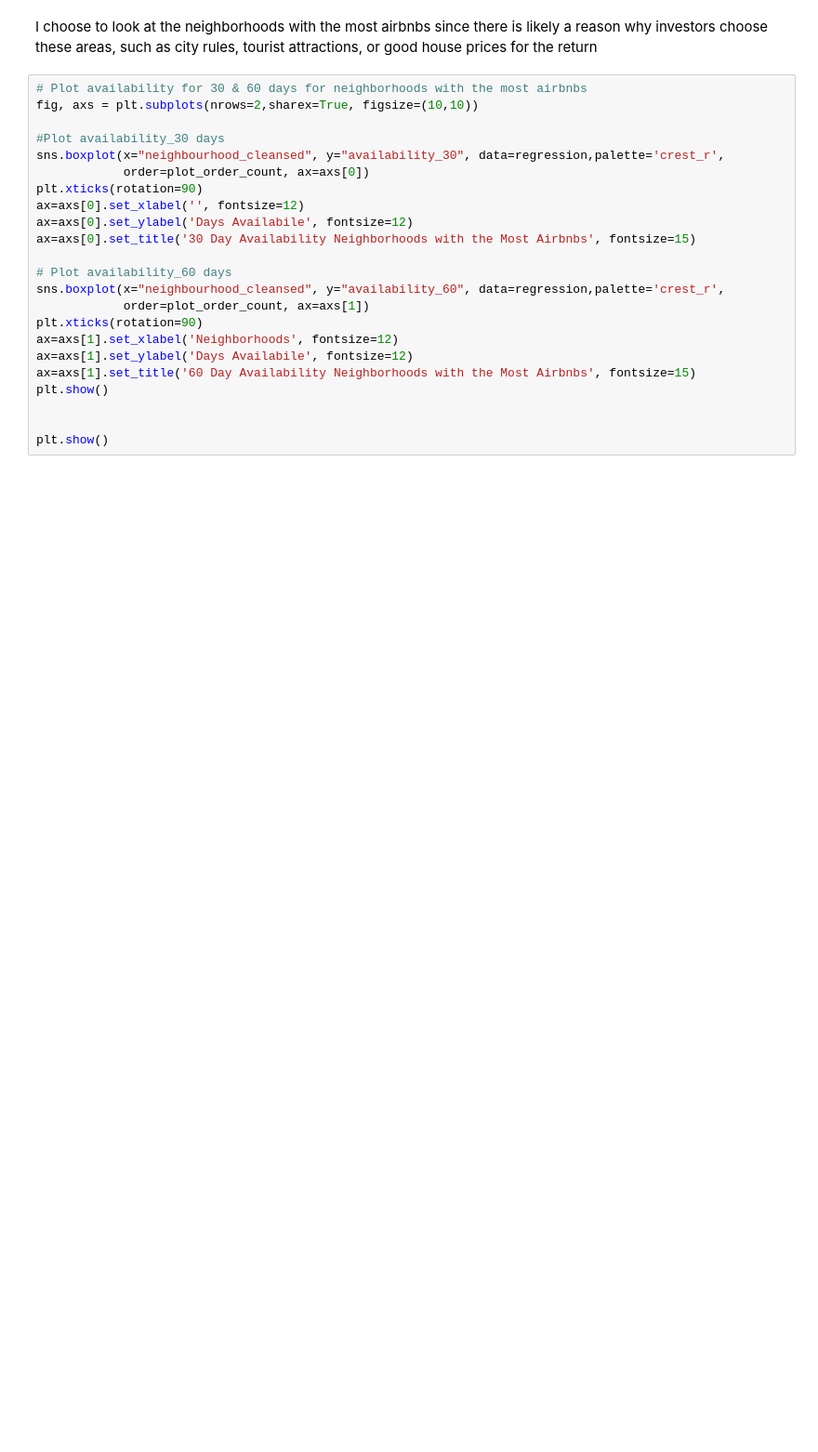
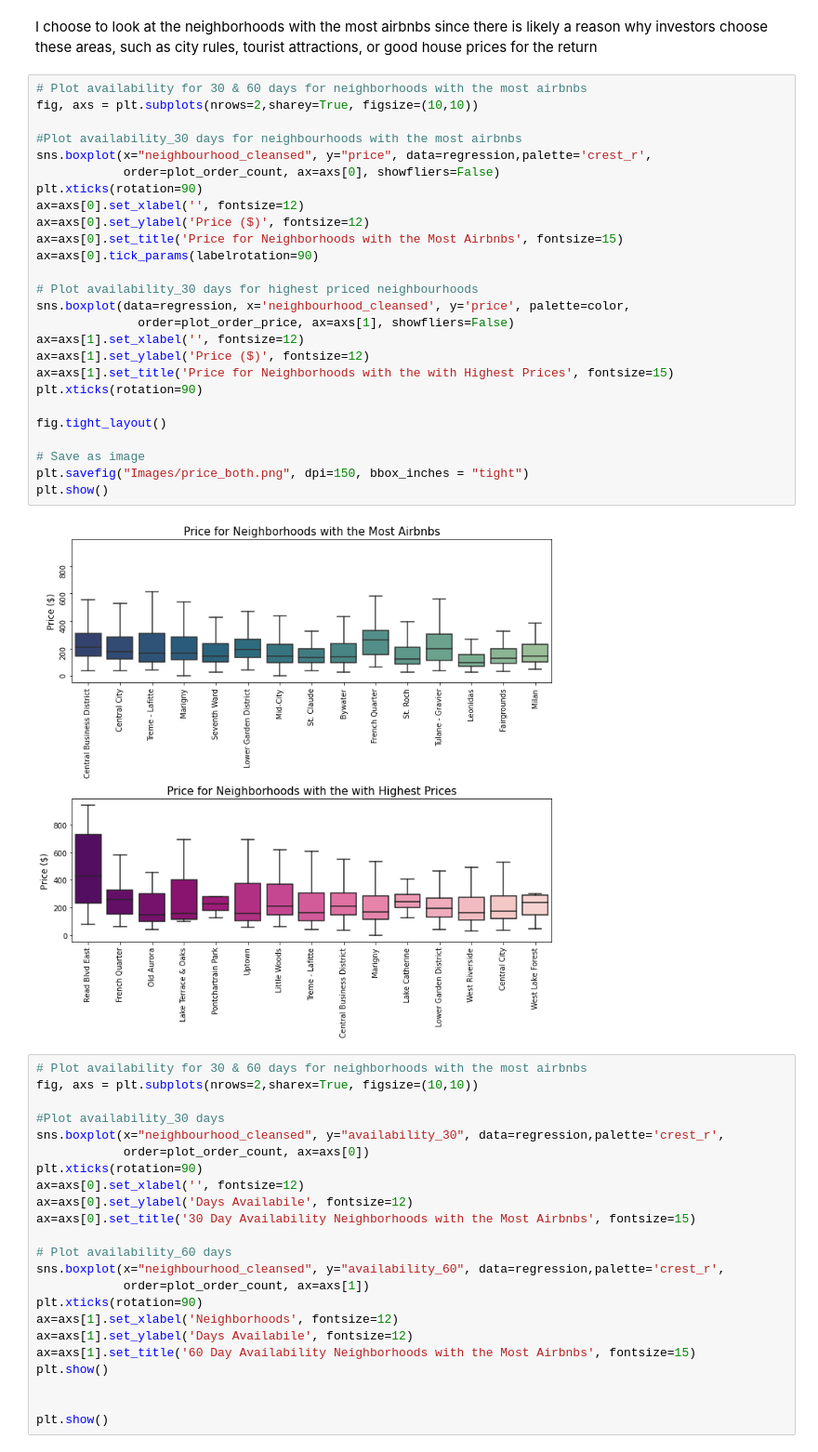
Before and after one commit to rachelfein/capstone, a Jupyter notebook: Exploratory_Data_Analysis.ipynb, the cells around one changed output. Shown at 93% size. Cells and saved outputs as stored; diff of their text form; blank space fills up the shorter version.

```diff
--- a/Exploratory_Data_Analysis.ipynb
+++ b/Exploratory_Data_Analysis.ipynb
@@ -742,5 +753,33 @@ plt.show()
 # %% [markdown]
 I choose to look at the neighborhoods with the most airbnbs since there is likely a reason why investors choose these areas, such as city rules, tourist attractions, or good house prices for the return
+# %%
+# Plot availability for 30 & 60 days for neighborhoods with the most airbnbs
+fig, axs = plt.subplots(nrows=2,sharey=True, figsize=(10,10))
+
+#Plot availability_30 days for neighbourhoods with the most airbnbs
+sns.boxplot(x="neighbourhood_cleansed", y="price", data=regression,palette='crest_r',
+            order=plot_order_count, ax=axs[0], showfliers=False)
+plt.xticks(rotation=90)
+ax=axs[0].set_xlabel('', fontsize=12)
+ax=axs[0].set_ylabel('Price ($)', fontsize=12)
+ax=axs[0].set_title('Price for Neighborhoods with the Most Airbnbs', fontsize=15)
+ax=axs[0].tick_params(labelrotation=90)
+
+# Plot availability_30 days for highest priced neighbourhoods
+sns.boxplot(data=regression, x='neighbourhood_cleansed', y='price', palette=color,
+              order=plot_order_price, ax=axs[1], showfliers=False)
+ax=axs[1].set_xlabel('', fontsize=12)
+ax=axs[1].set_ylabel('Price ($)', fontsize=12)
+ax=axs[1].set_title('Price for Neighborhoods with the with Highest Prices', fontsize=15)
+plt.xticks(rotation=90)
+
+fig.tight_layout()
+
+# Save as image
+plt.savefig("Images/price_both.png", dpi=150, bbox_inches = "tight")
+plt.show()
+# %% [output]
+[figure, added]
 # %%
 # Plot availability for 30 & 60 days for neighborhoods with the most airbnbs
 fig, axs = plt.subplots(nrows=2,sharex=True, figsize=(10,10))
```
Also changed, not shown: parts of 11 cells of this notebook, 7 other files.
